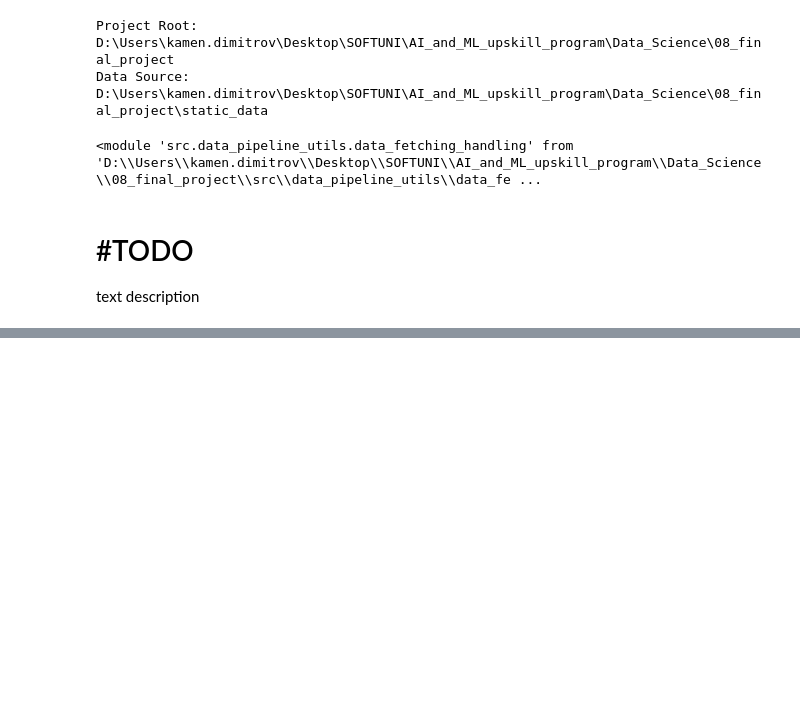
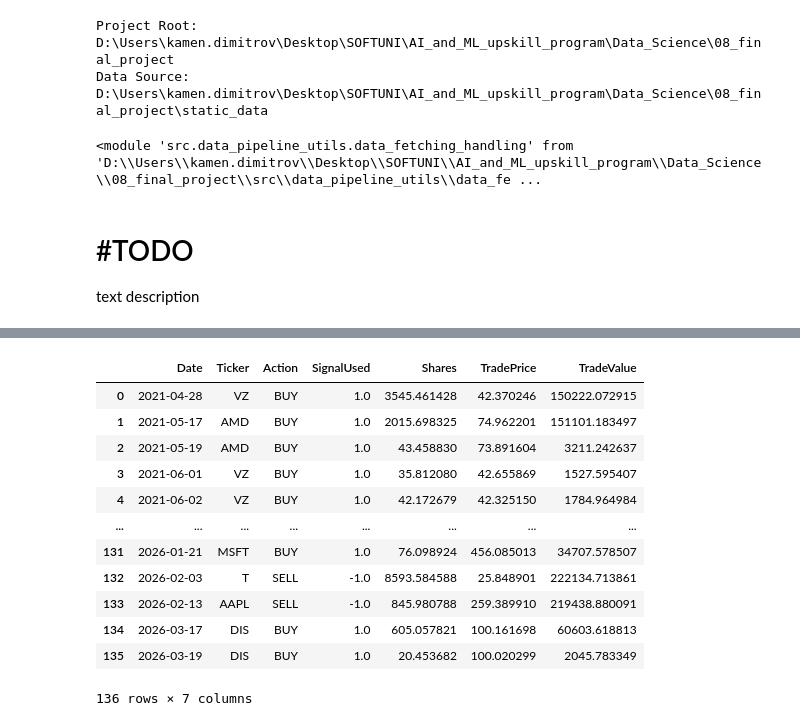
Before and after one commit to Kamend1/data_science_final_project, a Jupyter notebook: notebooks/1_4_signal_to_portfolio_influence_hypothesis_testing.ipynb, the cells around one changed output, grey strips where cells are left out. Saved outputs shown, nothing was run; the diff lists cells and outputs as text; code cells hidden in the pictures; blank space fills up the shorter version.

```diff
--- a/notebooks/1_4_signal_to_portfolio_influence_hypothesis_testing.ipynb
+++ b/notebooks/1_4_signal_to_portfolio_influence_hypothesis_testing.ipynb
@@ -73,0 +404,16 @@ returns_df
+# %%
+trade_log_df
+# %% [output]
+|  | Date | Ticker | Action | SignalUsed | Shares | TradePrice | TradeValue |
+| 0 | 2021-04-28 | VZ | BUY | 1.0 | 3545.461428 | 42.370246 | 150222.072915 |
+| 1 | 2021-05-17 | AMD | BUY | 1.0 | 2015.698325 | 74.962201 | 151101.183497 |
+| 2 | 2021-05-19 | AMD | BUY | 1.0 | 43.458830 | 73.891604 | 3211.242637 |
+| 3 | 2021-06-01 | VZ | BUY | 1.0 | 35.812080 | 42.655869 | 1527.595407 |
+| 4 | 2021-06-02 | VZ | BUY | 1.0 | 42.172679 | 42.325150 | 1784.964984 |
+| ... | ... | ... | ... | ... | ... | ... | ... |
+| 131 | 2026-01-21 | MSFT | BUY | 1.0 | 76.098924 | 456.085013 | 34707.578507 |
+| 132 | 2026-02-03 | T | SELL | -1.0 | 8593.584588 | 25.848901 | 222134.713861 |
+| 133 | 2026-02-13 | AAPL | SELL | -1.0 | 845.980788 | 259.389910 | 219438.880091 |
+| 134 | 2026-03-17 | DIS | BUY | 1.0 | 605.057821 | 100.161698 | 60603.618813 |
+| 135 | 2026-03-19 | DIS | BUY | 1.0 | 20.453682 | 100.020299 | 2045.783349 |
+136 rows × 7 columns
```
Also changed, not shown: parts of 18 cells of this notebook, 1 other file.
